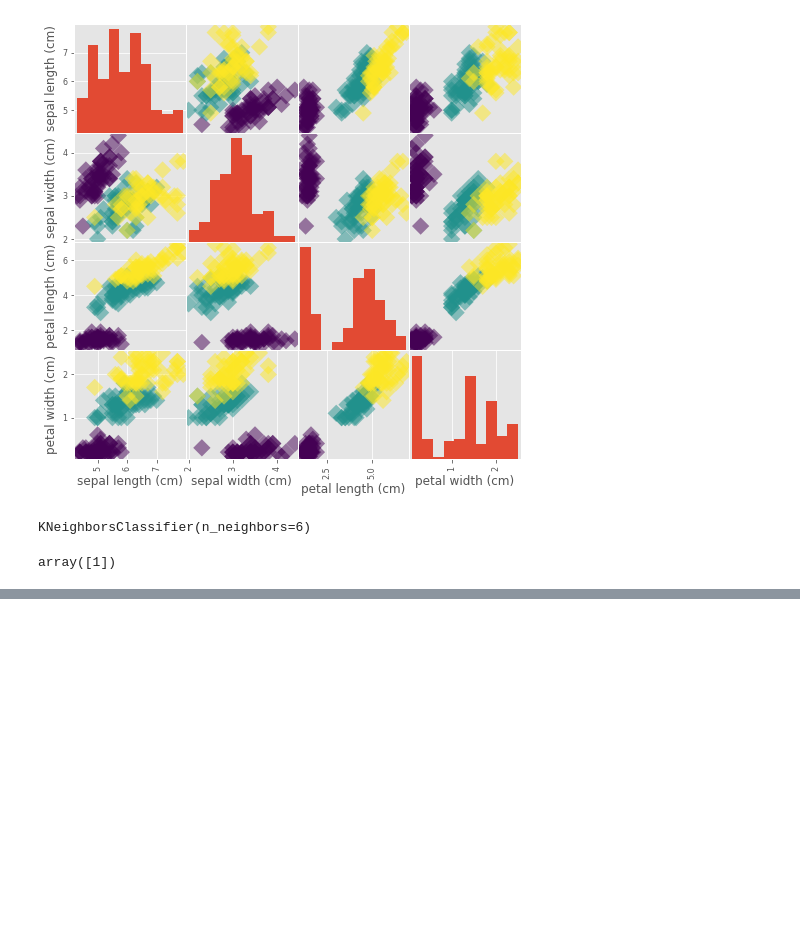
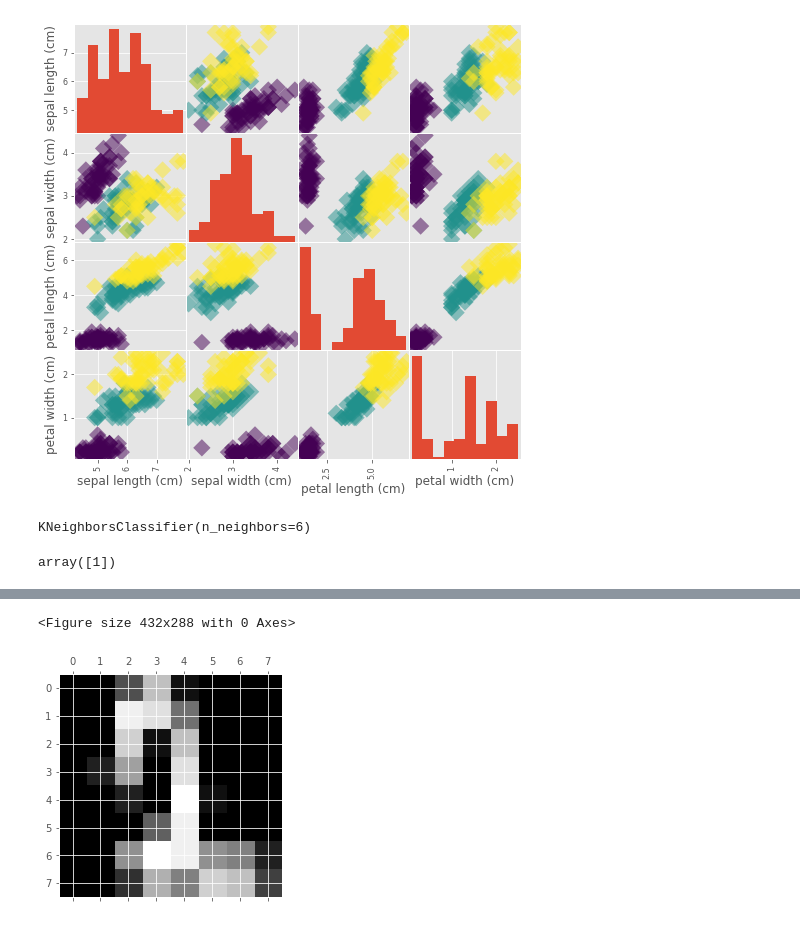
Before and after one commit to AkhilVinayakp/machine_Learning_Algorithms_python, a Jupyter notebook: ml_camp/superwised_ML_eda.ipynb, the cells around one changed output, grey strips where cells are left out. Cells and saved outputs as stored; diff of their text form; code cells hidden in the pictures; blank space fills up the shorter version.

```diff
--- a/ml_camp/superwised_ML_eda.ipynb
+++ b/ml_camp/superwised_ML_eda.ipynb
@@ -98,0 +183,7 @@ x_train,x_test,y_train,y_test = train_test_split(x,y,test_size = 0.3, random_sta
+# %%
+plt.gray()
+plt.matshow(digits.images[12])
+plt.show()
+# %% [output]
+<Figure size 432x288 with 0 Axes>
+[figure, added]
```
Also changed, not shown: parts of 31 cells of this notebook.
